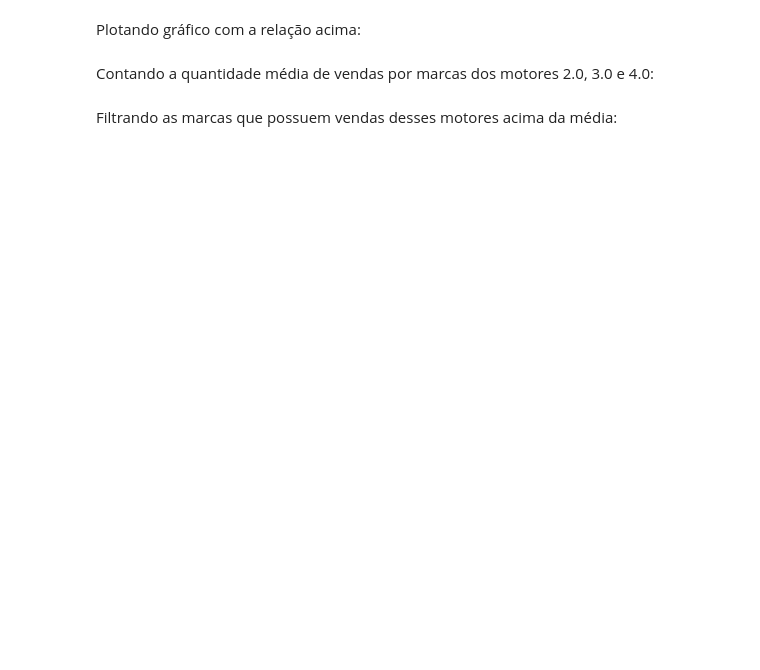
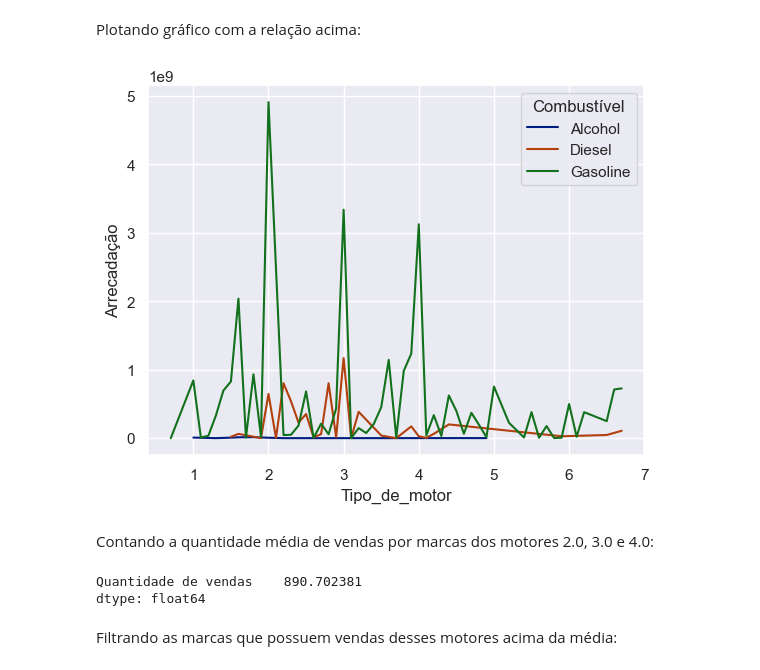
Before and after one commit to Francis3and7/Trabalho-an-lise-de-dados, a Jupyter notebook: TrabAnlysis.ipynb, the cells around one changed output. Cells and saved outputs as stored; diff of their text form; code cells hidden in the pictures; blank space fills up the shorter version.

```diff
--- a/TrabAnlysis.ipynb
+++ b/TrabAnlysis.ipynb
@@ -33,15 +55,21 @@ Arrecadacao.head()
 Plotando gráfico com a relação acima:
 # %%
 sns.lineplot(x='Tipo_de_motor',y='Arrecadação',hue='Combustível',data=Arrecadacao, palette='dark')
+Motores = dados.groupby('Tipo_de_motor')
+# %% [output]
+[figure, added]
 # %% [markdown]
 Contando a quantidade média de vendas por marcas dos motores 2.0, 3.0 e 4.0:
 # %%
 PorMarca = dados.loc[0:,['Marca','Tipo_de_motor','Preço']].rename(columns={'Preço':'Quantidade de vendas'})
-lista = [2.0,3.0,4.1]
+lista = [2.0,3.0,4.0]
 PorMarca = PorMarca[PorMarca['Tipo_de_motor'].isin(lista)]
 QuantiaPorMarca = PorMarca.groupby(['Marca','Tipo_de_motor'])
 QuantiaPorMarca = QuantiaPorMarca.count().sort_values('Quantidade de vendas')
 QuantiaPorMarca.mean()
+# %% [output]
+Quantidade de vendas    890.702381
+dtype: float64
 # %% [markdown]
 Filtrando as marcas que possuem vendas desses motores acima da média:
 # %%
```
Also changed, not shown: parts of 18 cells of this notebook.
